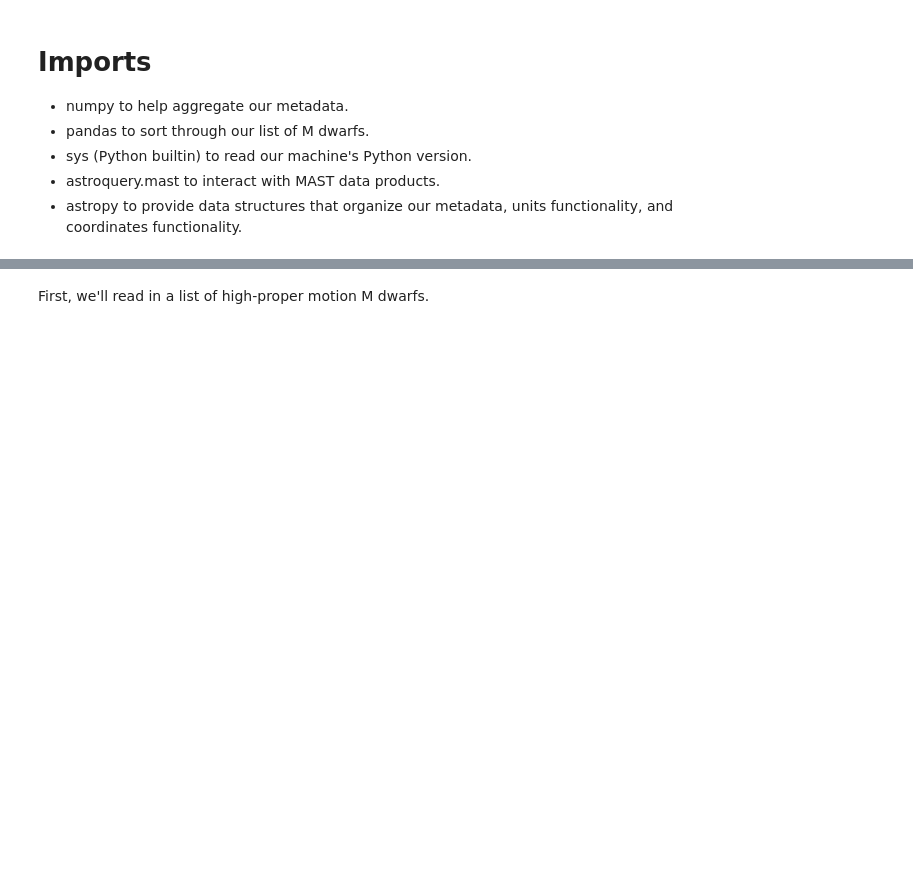
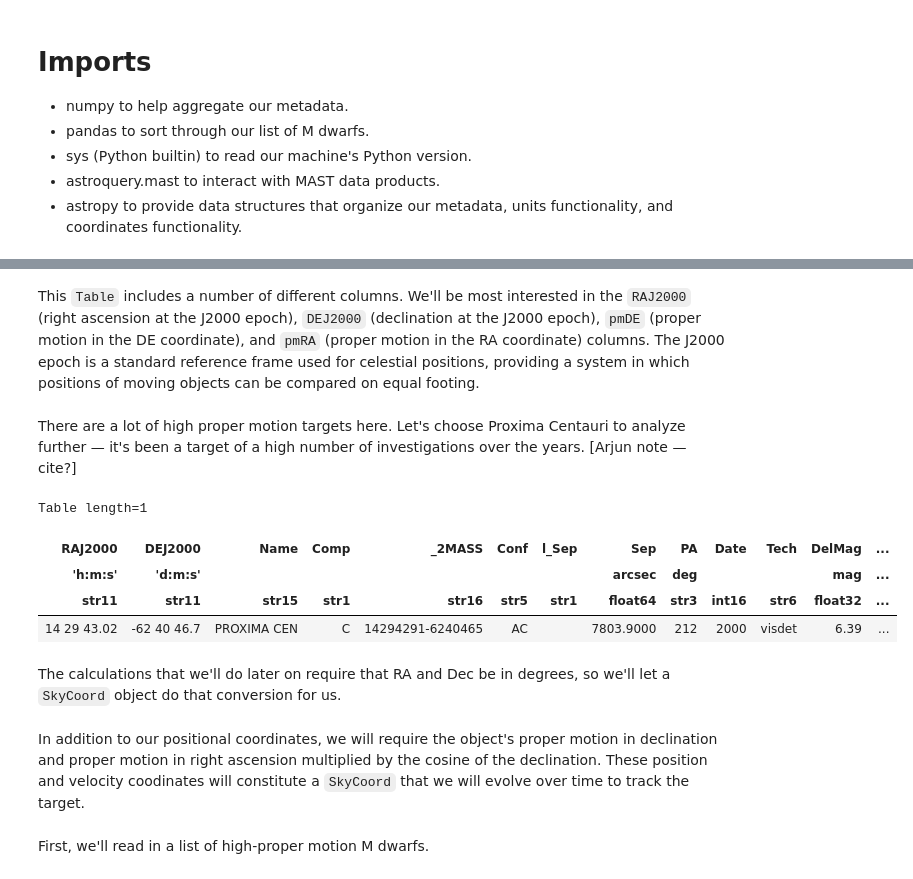
Before and after one commit to arjunsavel/notebooks-stsci, a Jupyter notebook: notebooks/MAST/m_dwarf_flares_hst/m_dwarf_flares_hst.ipynb, the cells around one changed output, grey strips where cells are left out. Saved outputs shown, nothing was run; the diff lists cells and outputs as text; code cells hidden in the pictures; blank space fills up the shorter version.

Commit message:
address most comments!

```diff
--- a/notebooks/MAST/m_dwarf_flares_hst/m_dwarf_flares_hst.ipynb
+++ b/notebooks/MAST/m_dwarf_flares_hst/m_dwarf_flares_hst.ipynb
@@ -45,0 +88,15 @@ from astropy.time import TimeDelta
+# %% [markdown]
+This `Table` includes a number of different columns. We'll be most interested in the `RAJ2000` (right ascension at the J2000 epoch), `DEJ2000` (declination at the J2000 epoch), `pmDE` (proper motion in the DE coordinate), and `pmRA` (proper motion in the RA coordinate) columns. The J2000 epoch is a standard reference frame used for celestial positions, providing a system in which positions of moving objects can be compared on equal footing.
+# %% [markdown]
+There are a lot of high proper motion targets here. Let's choose Proxima Centauri to analyze further — it's been a target of a high number of investigations over the years. [Arjun note — cite?]
+# %%
+proxima_cen_table = df[df['Name'] == 'PROXIMA CEN']
+proxima_cen_table
+# %% [output]
+Table length=1
+| RAJ2000 | DEJ2000 | Name | Comp | _2MASS | Conf | l_Sep | Sep | PA | Date | Tech | DelMag | ... |
+| 'h:m:s' | 'd:m:s' |  |  |  |  |  | arcsec | deg |  |  | mag | ... |
+| str11 | str11 | str15 | str1 | str16 | str5 | str1 | float64 | str3 | int16 | str6 | float32 | ... |
+| 14 29 43.02 | -62 40 46.7 | PROXIMA CEN | C | 14294291-6240465 | AC |  | 7803.9000 | 212 | 2000 | visdet | 6.39 | ... |
+# %% [markdown]
+The calculations that we'll do later on require that RA and Dec be in degrees, so we'll let a `SkyCoord` object do that conversion for us.
@@ -45,0 +116,2 @@ from astropy.time import TimeDelta
+# %% [markdown]
+In addition to our positional coordinates, we will require the object's proper motion in declination and proper motion in right ascension multiplied by the cosine of the declination. These position and velocity coodinates will constitute a `SkyCoord` that we will evolve over time to track the target.
```
Also changed, not shown: parts of 25 cells of this notebook.
